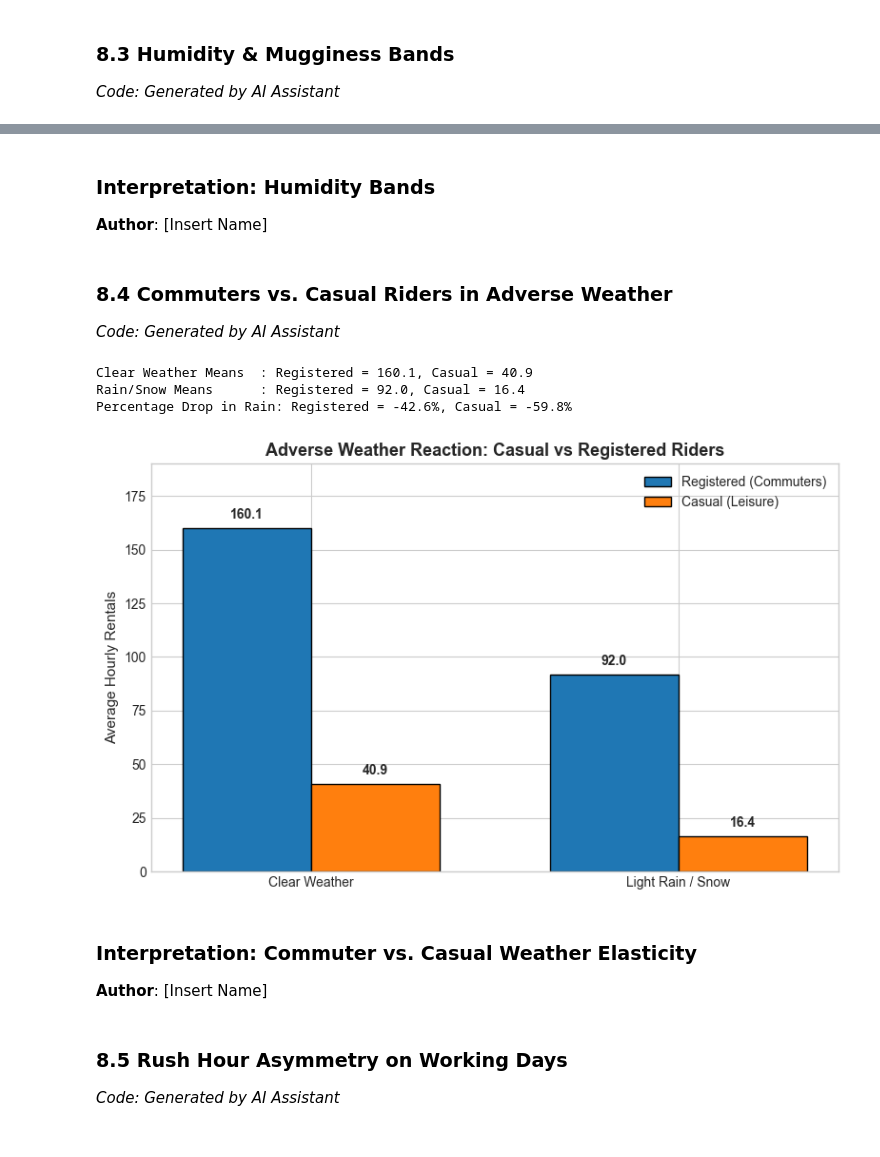
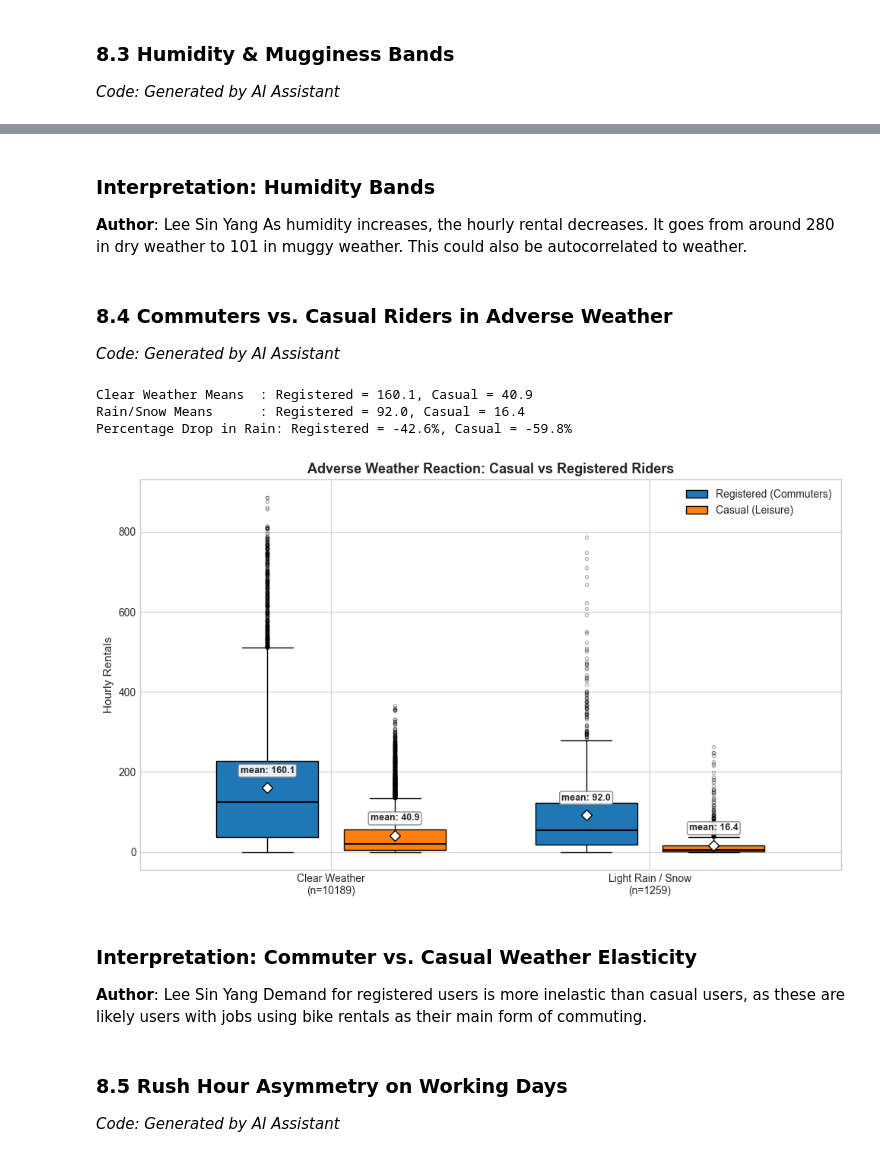
Before and after one commit to SinYang13/DSA211, a Jupyter notebook: notebooks/01 EDA.ipynb, the cells around one changed output, grey strips where cells are left out. Cells and saved outputs as stored; diff of their text form; code cells hidden in the pictures.

Commit message:
EDA Interpretation

```diff
--- a/notebooks/01 EDA.ipynb
+++ b/notebooks/01 EDA.ipynb
@@ -787,49 +959,70 @@ Muggy (>80%)           3451  101.923790    56.0
 # %% [markdown]
 ### Interpretation: Humidity Bands
-**Author**: [Insert Name]
-<!-- Add your written interpretation of humidity thresholds and riding behavior here -->
+**Author**: Lee Sin Yang
+As humidity increases, the hourly rental decreases. It goes from around 280 in dry weather to 101 in muggy weather. This could also be autocorrelated to weather.
 # %% [markdown]
 ### 8.4 Commuters vs. Casual Riders in Adverse Weather
 *Code: Generated by AI Assistant*
 # %%
+import matplotlib.patches as mpatches
+
+w_sel = [1, 3]
+w_names = ['Clear Weather', 'Light Rain / Snow']
+series = [('registered', 'Registered (Commuters)', '#1f77b4'),
+          ('casual', 'Casual (Leisure)', '#ff7f0e')]
+
+# Summary stats (same as before)
 w_user = train_df.groupby('weathersit')[['casual', 'registered', 'cnt']].mean()
-w_user_sub = w_user.loc[[1, 3]]  # Clear vs Rain/Snow
-
-reg_drop = (w_user_sub.loc[1, 'registered'] - w_user_sub.loc[3, 'registered']) / w_user_sub.loc[1, 'registered'] * 100
-cas_drop = (w_user_sub.loc[1, 'casual'] - w_user_sub.loc[3, 'casual']) / w_user_sub.loc[1, 'casual'] * 100
-
-print(f"Clear Weather Means  : Registered = {w_user_sub.loc[1, 'registered']:.1f}, Casual = {w_user_sub.loc[1, 'casual']:.1f}")
-print(f"Rain/Snow Means      : Registered = {w_user_sub.loc[3, 'registered']:.1f}, Casual = {w_user_sub.loc[3, 'casual']:.1f}")
+reg_drop = (w_user.loc[1, 'registered'] - w_user.loc[3, 'registered']) / w_user.loc[1, 'registered'] * 100
+cas_drop = (w_user.loc[1, 'casual'] - w_user.loc[3, 'casual']) / w_user.loc[1, 'casual'] * 100
+print(f"Clear Weather Means  : Registered = {w_user.loc[1, 'registered']:.1f}, Casual = {w_user.loc[1, 'casual']:.1f}")
+print(f"Rain/Snow Means      : Registered = {w_user.loc[3, 'registered']:.1f}, Casual = {w_user.loc[3, 'casual']:.1f}")
 print(f"Percentage Drop in Rain: Registered = -{reg_drop:.1f}%, Casual = -{cas_drop:.1f}%")
 
-fig, ax = plt.subplots(figsize=(8, 5))
-x = np.arange(2)
-width = 0.35
-b1 = ax.bar(x - width/2, w_user_sub['registered'], width, label='Registered (Commuters)', color='#1f77b4', edgecolor='black')
-b2 = ax.bar(x + width/2, w_user_sub['casual'], width, label='Casual (Leisure)', color='#ff7f0e', edgecolor='black')
+fig, ax = plt.subplots(figsize=(10, 6))
+offset, width = 0.2, 0.32
 
-for b in b1:
-    ax.text(b.get_x() + b.get_width()/2, b.get_height() + 3, f"{b.get_height():.1f}", ha='center', va='bottom', fontweight='bold')
-for b in b2:
-    ax.text(b.get_x() + b.get_width()/2, b.get_height() + 3, f"{b.get_height():.1f}", ha='center', va='bottom', fontweight='bold')
+for j, (col, _, color) in enumerate(series):
+    pos_shift = -offset if j == 0 else offset
+    data = [train_df.loc[train_df['weathersit'] == w, col].dropna() for w in w_sel]
+    positions = [i + 1 + pos_shift for i in range(len(w_sel))]
+    bp = ax.boxplot(
+        data, positions=positions, widths=width, patch_artist=True,
+        showmeans=True,
+        meanprops=dict(marker='D', markerfacecolor='white', markeredgecolor='black', markersize=7),
+        medianprops=dict(color='black', linewidth=1.5),
+        flierprops=dict(marker='o', markersize=3, alpha=0.3),
+    )
+    for patch in bp['boxes']:
+        patch.set_facecolor(color)
+        patch.set_edgecolor('black')
+    # Mean labels
+    for pos, d in zip(positions, data):
+        if len(d) == 0:
+            continue
+        m = d.mean()
+        ax.annotate(f"mean: {m:.1f}", xy=(pos, m), xytext=(0, 12), textcoords='offset points',
+                    ha='center', va='bottom', fontweight='bold', fontsize=9,
+                    bbox=dict(boxstyle='round,pad=0.2', fc='white', ec='gray', alpha=0.9))
 
-ax.set_xticks(x)
-ax.set_xticklabels(['Clear Weather', 'Light Rain / Snow'])
+counts = [(train_df['weathersit'] == w).sum() for w in w_sel]
+ax.set_xticks([1, 2])
+ax.set_xticklabels([f"{n}\n(n={c})" for n, c in zip(w_names, counts)])
+ax.set_xlim(0.4, 2.6)
 ax.set_title('Adverse Weather Reaction: Casual vs Registered Riders', fontsize=13, fontweight='bold')
-ax.set_ylabel('Average Hourly Rentals')
-ax.set_ylim(0, 190)
-ax.legend()
+ax.set_ylabel('Hourly Rentals')
+ax.legend(handles=[mpatches.Patch(facecolor=c, edgecolor='black', label=l) for _, l, c in series])
 plt.tight_layout()
 plt.show()
 # %% [output]
 Clear Weather Means  : Registered = 160.1, Casual = 40.9
 Rain/Snow Means      : Registered = 92.0, Casual = 16.4
 Percentage Drop in Rain: Registered = -42.6%, Casual = -59.8%
-[figure, old version]
+[figure, new version]
 # %% [markdown]
 ### Interpretation: Commuter vs. Casual Weather Elasticity
-**Author**: [Insert Name]
-<!-- Add your written interpretation of user segment elasticity differences during bad weather here -->
+**Author**: Lee Sin Yang
+Demand for registered users is more inelastic than casual users, as these are likely users with jobs using bike rentals as their main form of commuting.
 # %% [markdown]
 ### 8.5 Rush Hour Asymmetry on Working Days
 *Code: Generated by AI Assistant*
```
Also changed, not shown: parts of 29 cells of this notebook.
